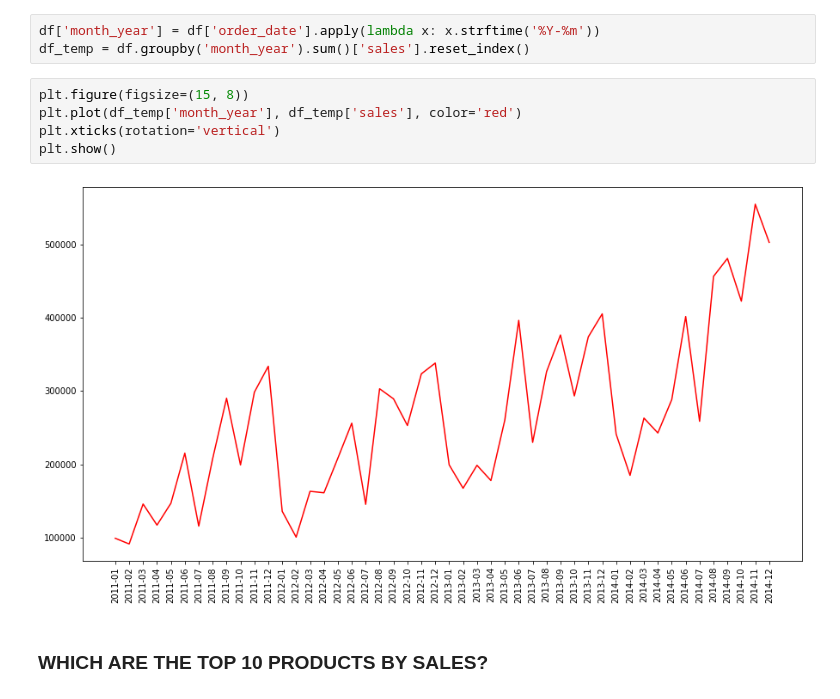
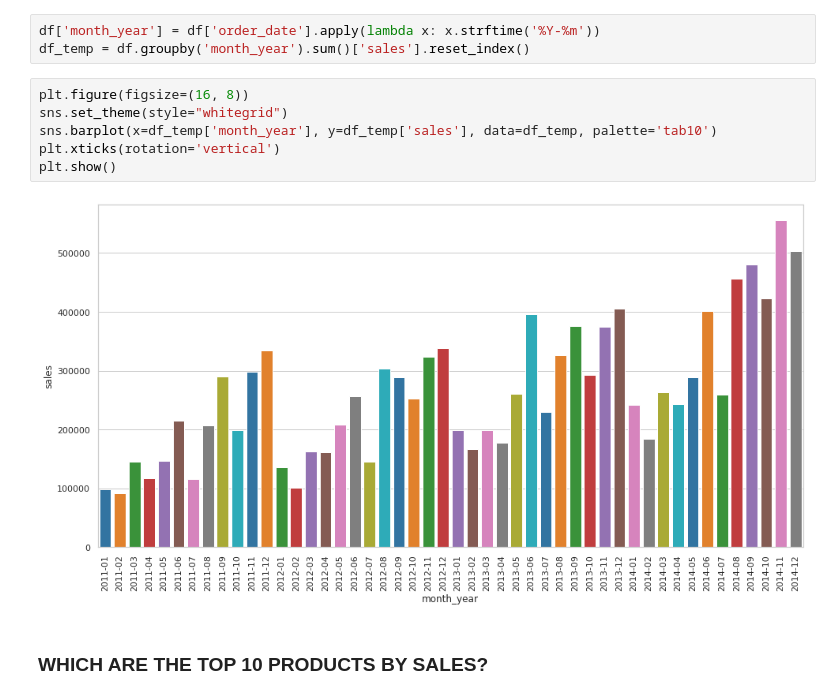
Before and after one commit to fajarslvn/data_analysis, a Jupyter notebook: superstore-sales-analysis/superstore.ipynb, the cells around one changed output. Saved outputs shown, nothing was run; the diff lists cells and outputs as text.

```diff
--- a/superstore-sales-analysis/superstore.ipynb
+++ b/superstore-sales-analysis/superstore.ipynb
@@ -82,12 +106,13 @@ df.describe().round()
 df['month_year'] = df['order_date'].apply(lambda x: x.strftime('%Y-%m'))
 df_temp = df.groupby('month_year').sum()['sales'].reset_index()
 # %%
-plt.figure(figsize=(15, 8))
-plt.plot(df_temp['month_year'], df_temp['sales'], color='red')
+plt.figure(figsize=(16, 8))
+sns.set_theme(style="whitegrid")
+sns.barplot(x=df_temp['month_year'], y=df_temp['sales'], data=df_temp, palette='tab10')
 plt.xticks(rotation='vertical')
 plt.show()
 # %% [output]
-[figure, old version]
+[figure, new version]
 # %% [markdown]
 ### **WHICH ARE THE TOP 10 PRODUCTS BY SALES?**
 # %%
```
Also changed, not shown: parts of 13 cells of this notebook, 1 other file.
